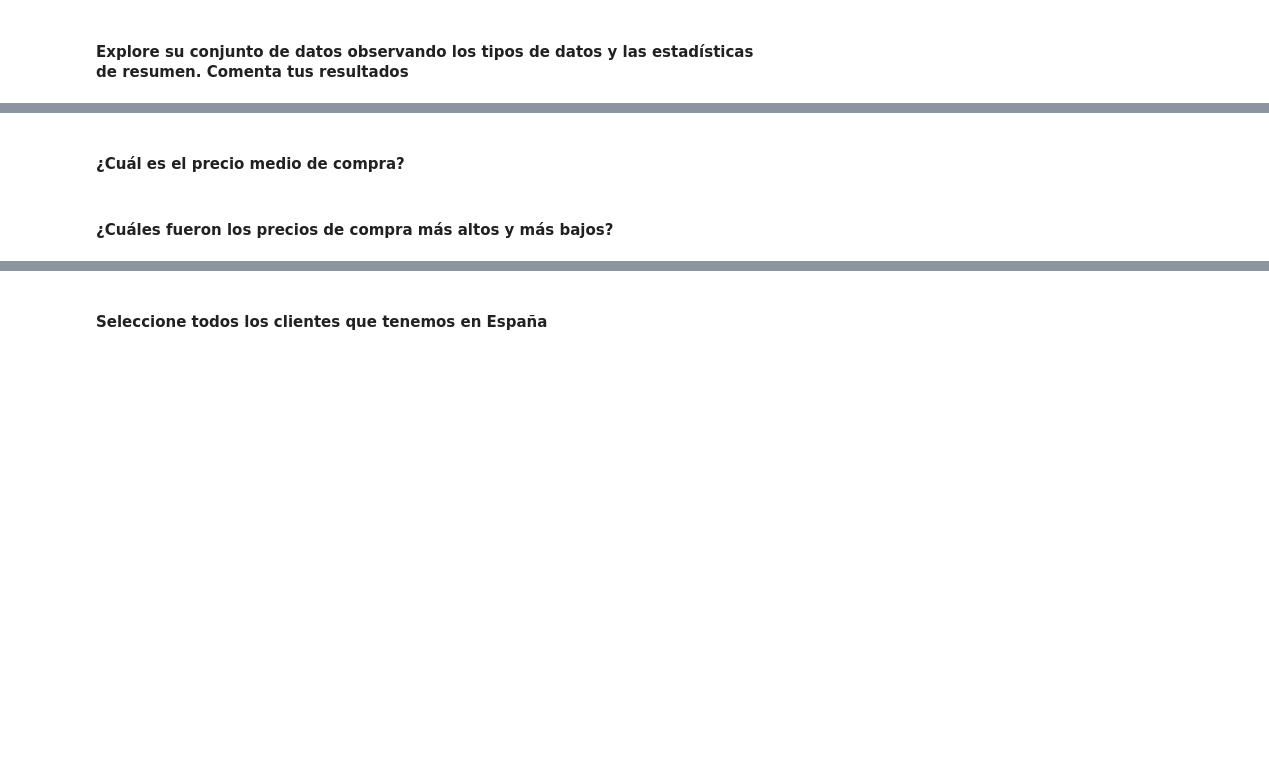
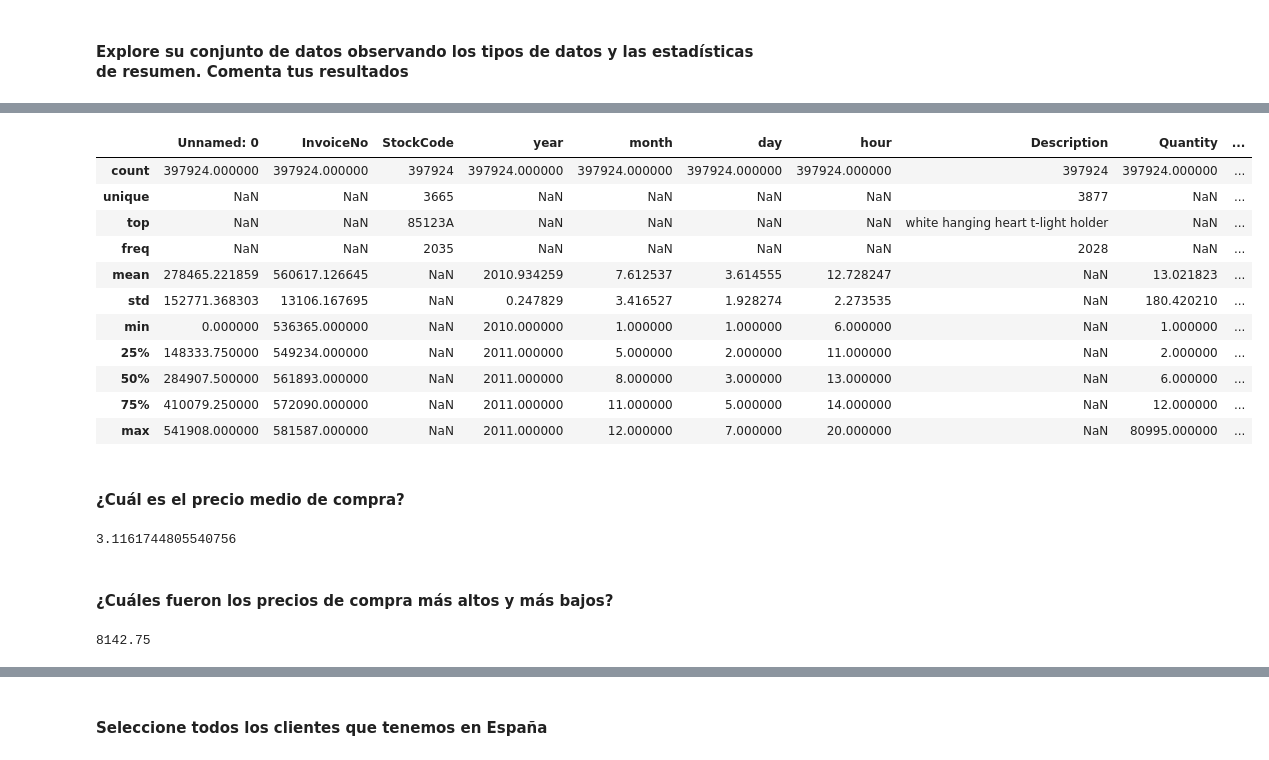
Before and after one commit to marccgcom/lab-descriptive-stats-es, a Jupyter notebook: your-code/main.ipynb, the cells around one changed output, grey strips where cells are left out. Cells and saved outputs as stored; diff of their text form; code cells hidden in the pictures; blank space fills up the shorter version.

```diff
--- a/your-code/main.ipynb
+++ b/your-code/main.ipynb
@@ -309,2 +319,9 @@ Name: Salary, dtype: float64
 # %% [markdown]
 #### Explore su conjunto de datos observando los tipos de datos y las estadísticas de resumen. Comenta tus resultados
+# %%
+# Display data types and summary statistics
+data_types = orders_data.dtypes
+summary_statistics = orders_data.describe(include='all')
+
+# Display the results
+data_types
@@ -311,2 +344,16 @@ Name: Salary, dtype: float64
 # %%
 # your answer here
+summary_statistics
+# %% [output]
+|  | Unnamed: 0 | InvoiceNo | StockCode | year | month | day | hour | Description | Quantity | ... |
+| count | 397924.000000 | 397924.000000 | 397924 | 397924.000000 | 397924.000000 | 397924.000000 | 397924.000000 | 397924 | 397924.000000 | ... |
+| unique | NaN | NaN | 3665 | NaN | NaN | NaN | NaN | 3877 | NaN | ... |
+| top | NaN | NaN | 85123A | NaN | NaN | NaN | NaN | white hanging heart t-light holder | NaN | ... |
+| freq | NaN | NaN | 2035 | NaN | NaN | NaN | NaN | 2028 | NaN | ... |
+| mean | 278465.221859 | 560617.126645 | NaN | 2010.934259 | 7.612537 | 3.614555 | 12.728247 | NaN | 13.021823 | ... |
+| std | 152771.368303 | 13106.167695 | NaN | 0.247829 | 3.416527 | 1.928274 | 2.273535 | NaN | 180.420210 | ... |
+| min | 0.000000 | 536365.000000 | NaN | 2010.000000 | 1.000000 | 1.000000 | 6.000000 | NaN | 1.000000 | ... |
+| 25% | 148333.750000 | 549234.000000 | NaN | 2011.000000 | 5.000000 | 2.000000 | 11.000000 | NaN | 2.000000 | ... |
+| 50% | 284907.500000 | 561893.000000 | NaN | 2011.000000 | 8.000000 | 3.000000 | 13.000000 | NaN | 6.000000 | ... |
+| 75% | 410079.250000 | 572090.000000 | NaN | 2011.000000 | 11.000000 | 5.000000 | 14.000000 | NaN | 12.000000 | ... |
+| max | 541908.000000 | 581587.000000 | NaN | 2011.000000 | 12.000000 | 7.000000 | 20.000000 | NaN | 80995.000000 | ... |
@@ -316,9 +361,19 @@ Name: Salary, dtype: float64
 #### ¿Cuál es el precio medio de compra?
 # %%
 # your answer here
+mean_unit_price = orders_data['UnitPrice'].mean()
+
+mean_unit_price
+# %% [output]
+3.1161744805540756
 # %% [markdown]
 #### ¿Cuáles fueron los precios de compra más altos y más bajos?
 # %%
 # your answer here
+max_unit_price = orders_data['UnitPrice'].max()
+
+max_unit_price
+# %% [output]
+8142.75
 # %%
 # your answer here
```
Also changed, not shown: parts of 23 cells of this notebook.
